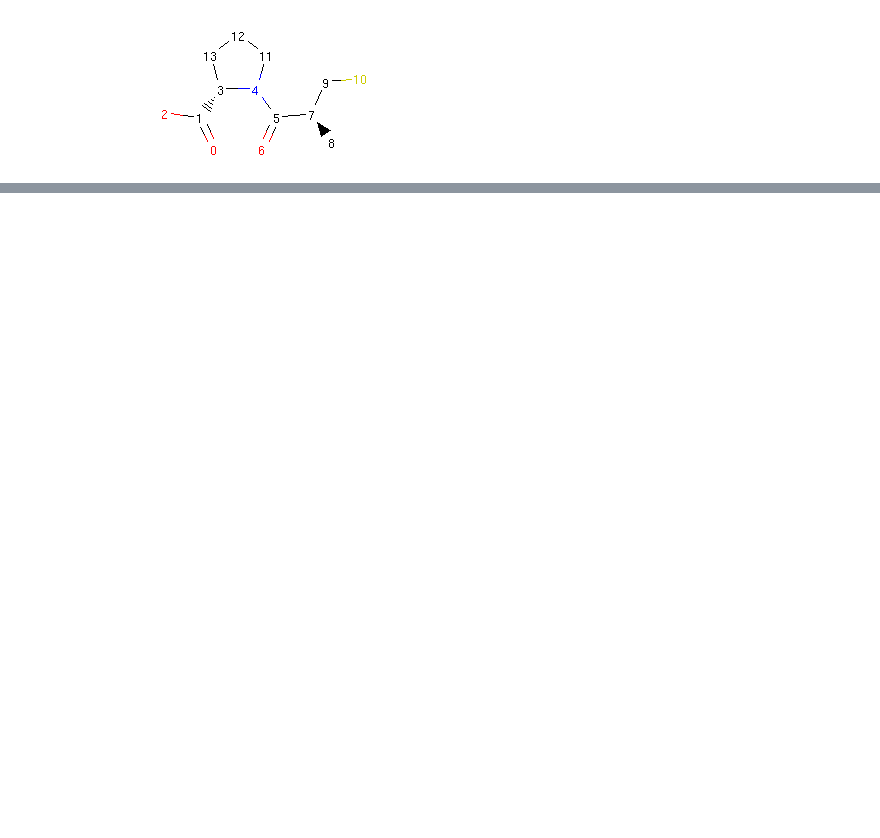
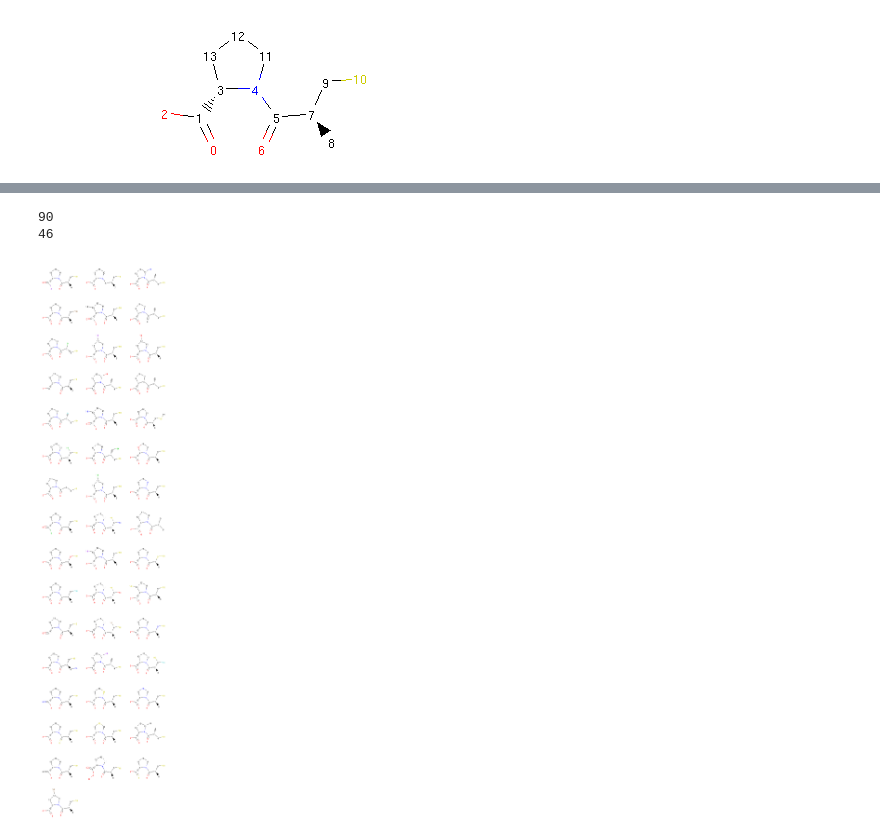
Before and after one commit to lich-uct/molpher-lib, a Jupyter notebook: doc/notebooks/basics.ipynb, the cells around one changed output, grey strips where cells are left out. Cells and saved outputs as stored; diff of their text form; code cells hidden in the pictures; blank space fills up the shorter version.

```diff
--- a/doc/notebooks/basics.ipynb
+++ b/doc/notebooks/basics.ipynb
@@ -48,0 +89,34 @@ rrbond.morph().asRDMol()
+# %%
+from rdkit import Chem
+
+strange_patterns = Chem.MolFromSmarts('[S,O,N][F,Cl,Br,I]')
+sensible_morphs = dict()
+def collect_sensible(morph, operator):
+    """
+    a simple collector which identifies
+    """
+
+    rd_morph = morph.asRDMol()
+    if not rd_morph.HasSubstructMatch(strange_patterns):
+        sensible_morphs[morph.smiles] = morph
+
+molpher = Molpher(
+    mol
+    , [
+        AddAtom()
+        , RemoveAtom()
+        , MutateAtom()
+    ]
+    , attempts = 100
+    , collectors = [collect_sensible]
+)
+
+molpher()
+
+print(len(molpher.morphs))
+print(len(sensible_morphs))
+show_mol_grid(sensible_morphs.values())
+# %% [output]
+90
+46
+[figure, added]
```
Also changed, not shown: parts of 12 cells of this notebook, 10 other files.
